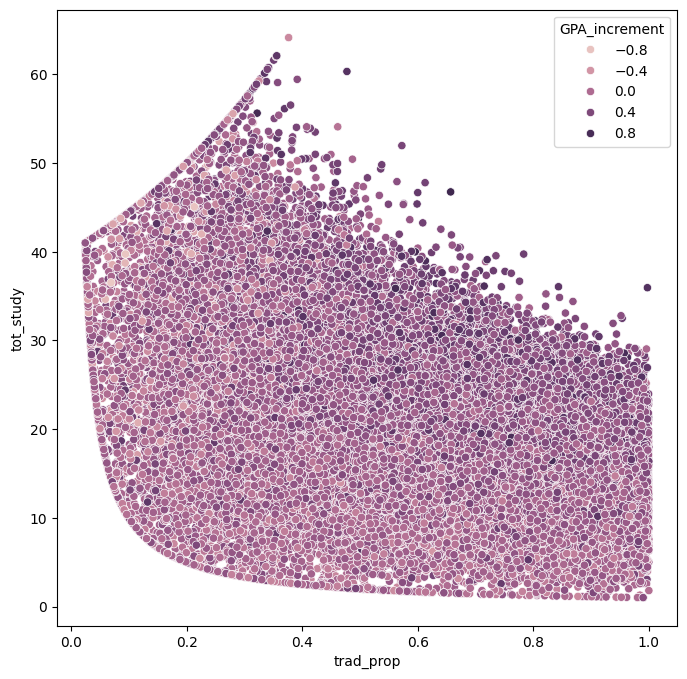
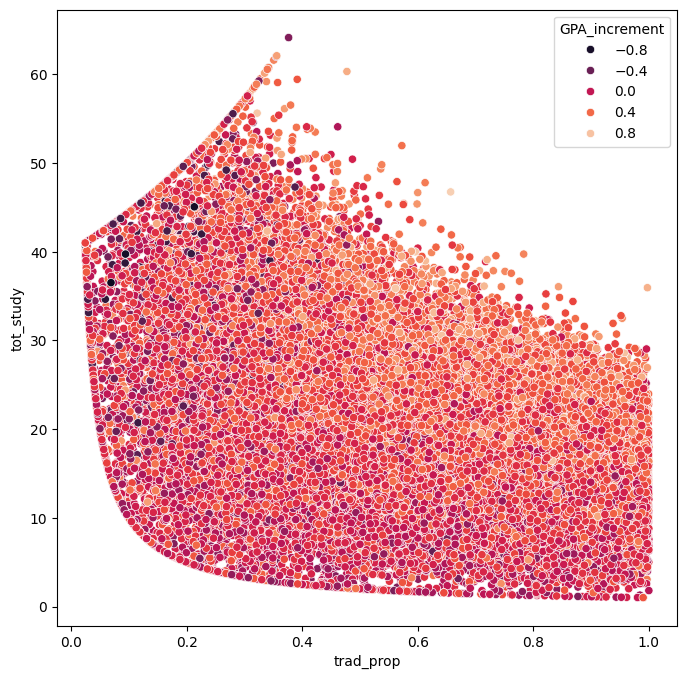
Code edit (unified diff) that turned the first committed figure into the second:
--- before
+++ after
@@ -1,4 +1,4 @@
 plt.figure(figsize=(8,8))
-sns.scatterplot(data=df,x="trad_prop",y ="tot_study",hue="GPA_increment")
+sns.scatterplot(data=df,x="trad_prop",y ="tot_study",hue="GPA_increment", palette="rocket")
 
 plt.plot()

Commit: color palettes changed, minor changes in report